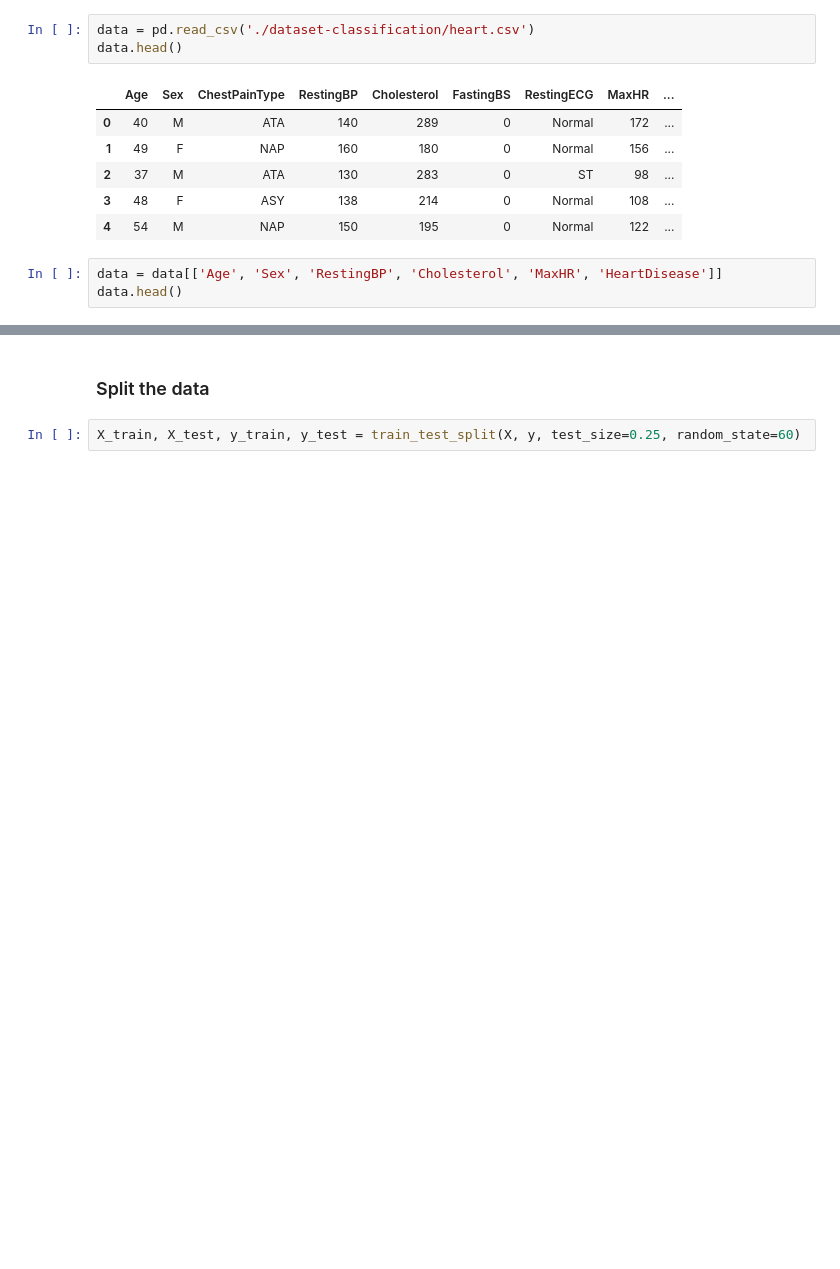
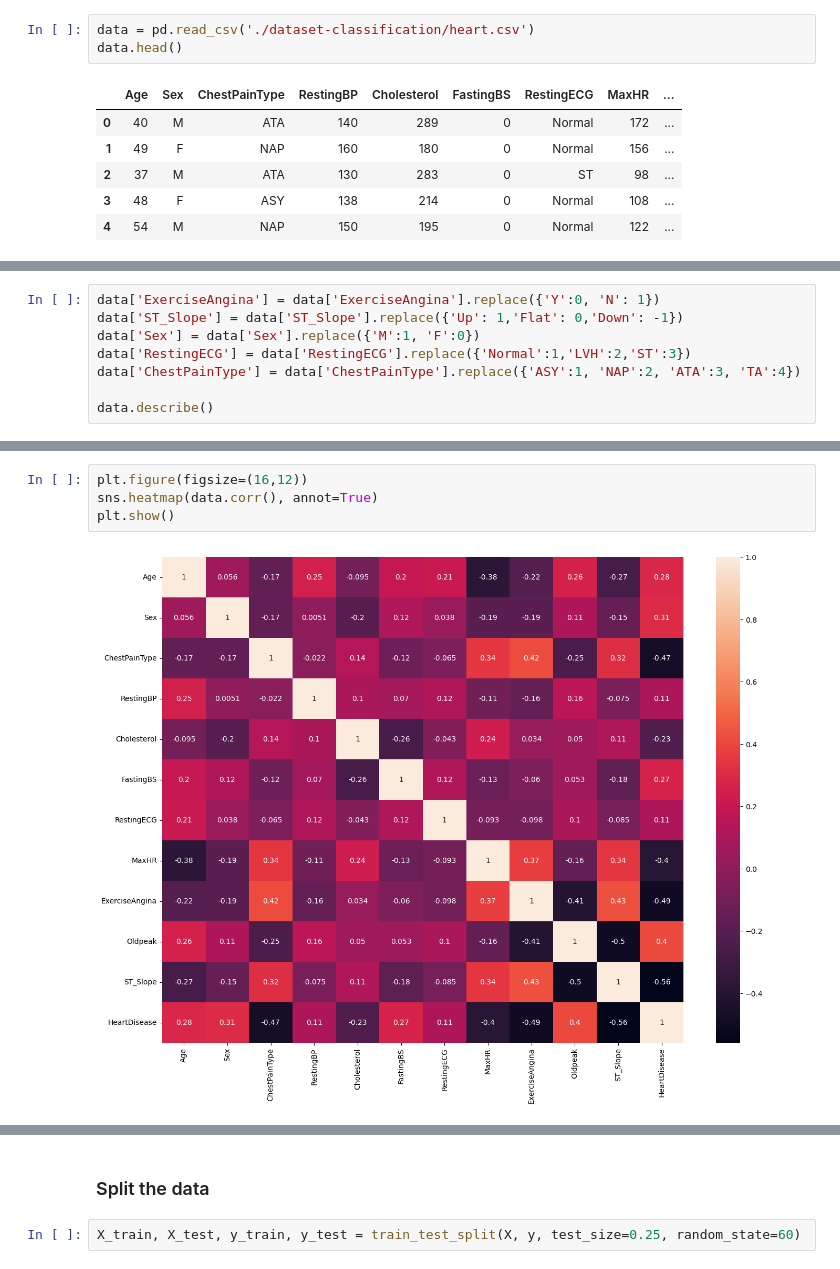
Before and after one commit to yashkathe/Predict-Heart-Failure-Binary-Classification, a Jupyter notebook: classify-heart-failure.ipynb, the cells around one changed output, grey strips where cells are left out. Drawn from its saved outputs; the diff is of its cells as text; blank space fills up the shorter version.

```diff
--- a/classify-heart-failure.ipynb
+++ b/classify-heart-failure.ipynb
@@ -31,6 +32,3 @@ data.head()
 | 2 | 37 | M | ATA | 130 | 283 | 0 | ST | 98 | ... |
 | 3 | 48 | F | ASY | 138 | 214 | 0 | Normal | 108 | ... |
 | 4 | 54 | M | NAP | 150 | 195 | 0 | Normal | 122 | ... |
-# %%
-data = data[['Age', 'Sex', 'RestingBP', 'Cholesterol', 'MaxHR', 'HeartDisease']]
-data.head()
@@ -43,0 +35,8 @@ data.head()
+# %%
+data['ExerciseAngina'] = data['ExerciseAngina'].replace({'Y':0, 'N': 1})
+data['ST_Slope'] = data['ST_Slope'].replace({'Up': 1,'Flat': 0,'Down': -1})
+data['Sex'] = data['Sex'].replace({'M':1, 'F':0})
+data['RestingECG'] = data['RestingECG'].replace({'Normal':1,'LVH':2,'ST':3})
+data['ChestPainType'] = data['ChestPainType'].replace({'ASY':1, 'NAP':2, 'ATA':3, 'TA':4})
+
+data.describe()
@@ -44 +53,7 @@ data.head()
+# %%
+plt.figure(figsize=(16,12))
+sns.heatmap(data.corr(), annot=True)
+plt.show()
+# %% [output]
+[figure, added]
 # %%
```
Also changed, not shown: parts of 20 cells of this notebook.
